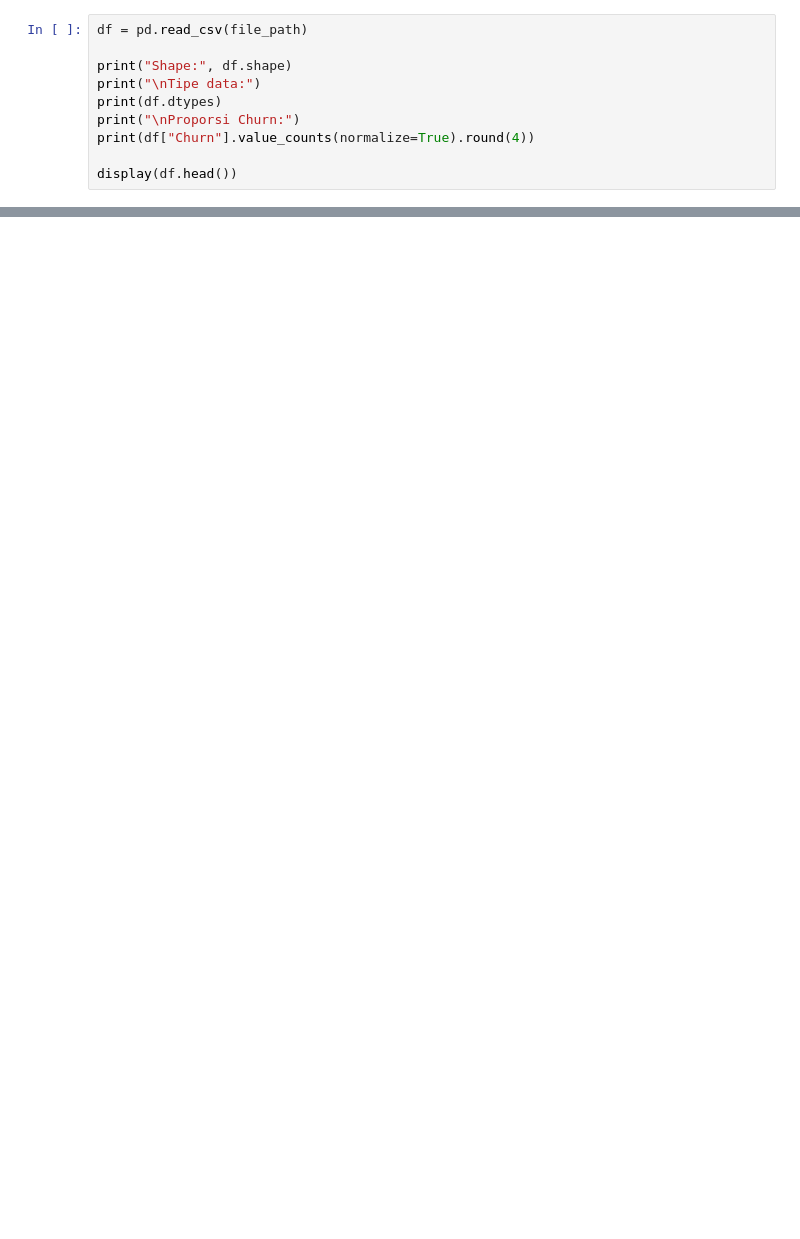
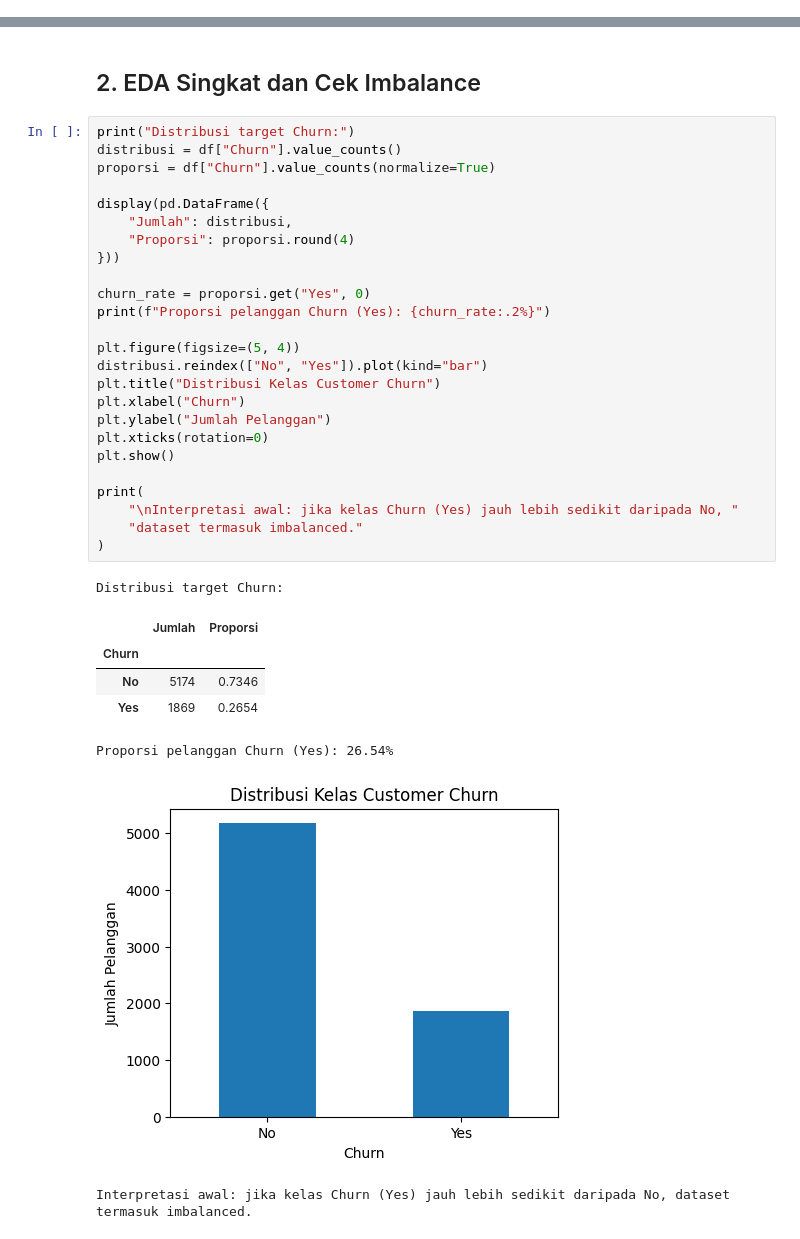
Before and after one commit to HakumenWorld/data-science-2026, a Jupyter notebook: Pertemuan10_Febi_Kristiana_240401010231.ipynb, the cells around one changed output, grey strips where cells are left out. Saved outputs shown, nothing was run; the diff lists cells and outputs as text; blank space fills up the shorter version.

```diff
--- a/Pertemuan10_Febi_Kristiana_240401010231.ipynb
+++ b/Pertemuan10_Febi_Kristiana_240401010231.ipynb
@@ -50,10 +2,0 @@ Dataset yang digunakan: Telco-Customer-Churn.csv
-# %%
-df = pd.read_csv(file_path)
-
-print("Shape:", df.shape)
-print("\nTipe data:")
-print(df.dtypes)
-print("\nProporsi Churn:")
-print(df["Churn"].value_counts(normalize=True).round(4))
-
-display(df.head())
@@ -85 +60,37 @@ Name: proportion, dtype: float64
+# %% [markdown]
+## 2. EDA Singkat dan Cek Imbalance
+# %%
+print("Distribusi target Churn:")
+distribusi = df["Churn"].value_counts()
+proporsi = df["Churn"].value_counts(normalize=True)
+
+display(pd.DataFrame({
+    "Jumlah": distribusi,
+    "Proporsi": proporsi.round(4)
+}))
+
+churn_rate = proporsi.get("Yes", 0)
+print(f"Proporsi pelanggan Churn (Yes): {churn_rate:.2%}")
+
+plt.figure(figsize=(5, 4))
+distribusi.reindex(["No", "Yes"]).plot(kind="bar")
+plt.title("Distribusi Kelas Customer Churn")
+plt.xlabel("Churn")
+plt.ylabel("Jumlah Pelanggan")
+plt.xticks(rotation=0)
+plt.show()
+
+print(
+    "\nInterpretasi awal: jika kelas Churn (Yes) jauh lebih sedikit daripada No, "
+    "dataset termasuk imbalanced."
+)
+# %% [output]
+Distribusi target Churn:
+|  | Jumlah | Proporsi |
+| Churn |  |  |
+| No | 5174 | 0.7346 |
+| Yes | 1869 | 0.2654 |
+Proporsi pelanggan Churn (Yes): 26.54%
+[figure, added]
+Interpretasi awal: jika kelas Churn (Yes) jauh lebih sedikit daripada No, dataset termasuk imbalanced.
 # %% [markdown]
```
Also changed, not shown: parts of 29 cells of this notebook.
